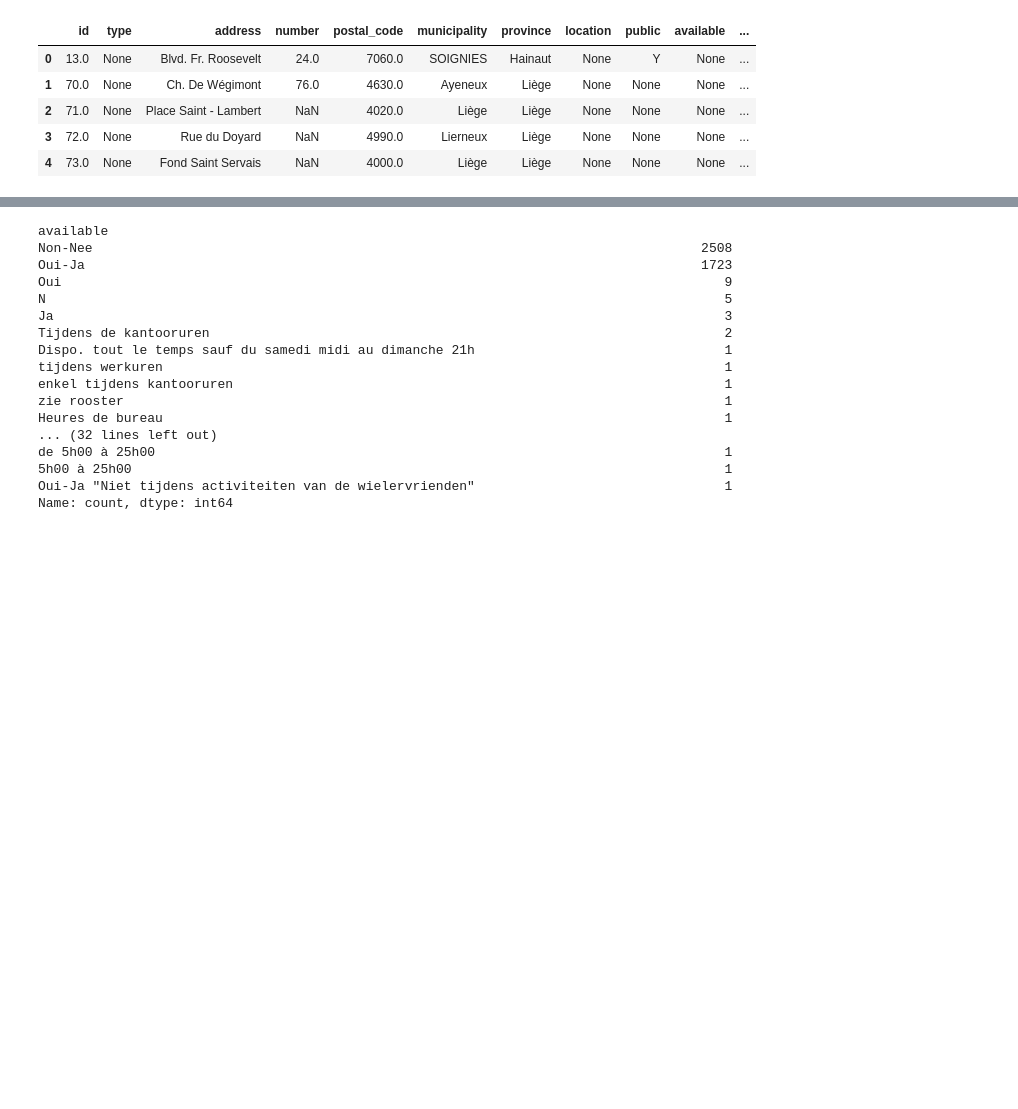
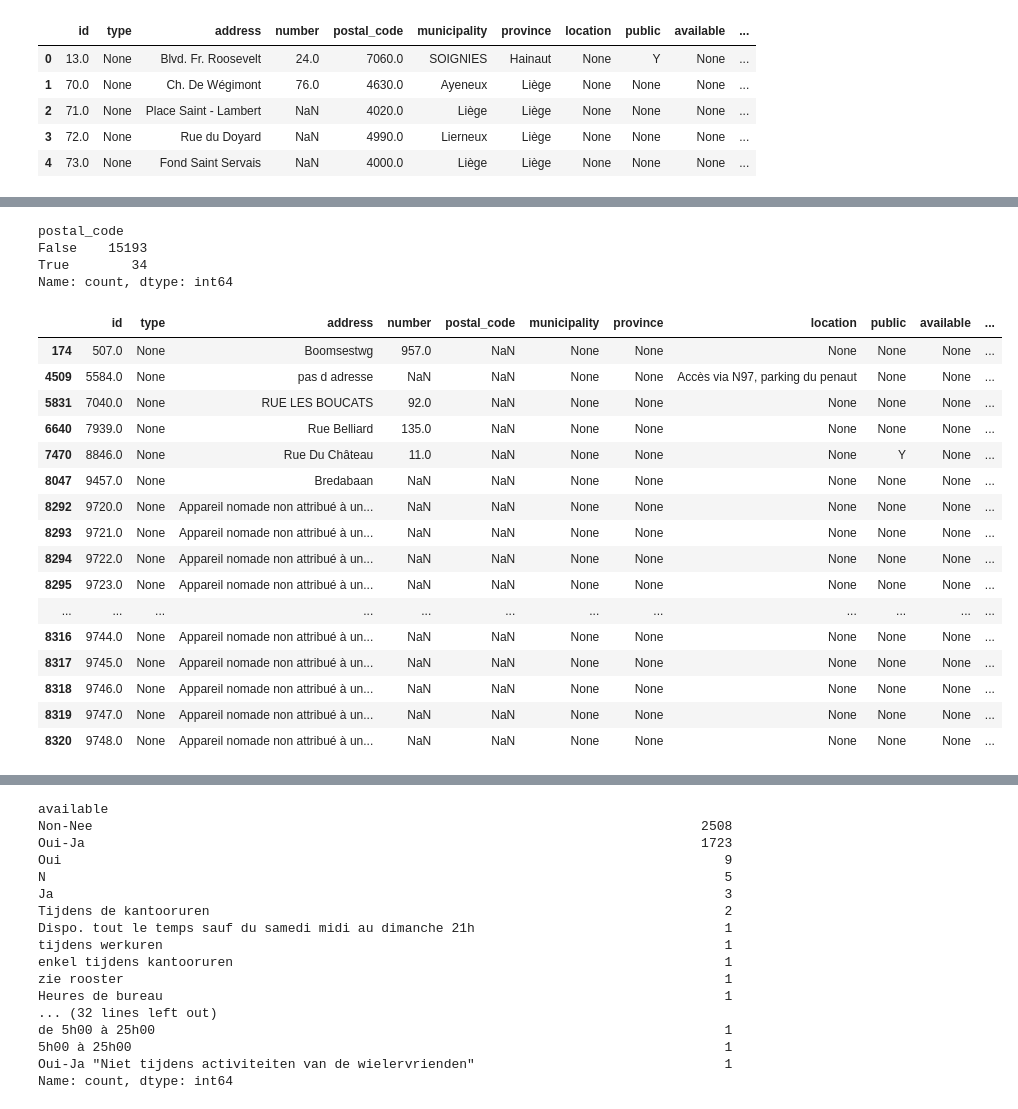
Before and after one commit to isa-sc/mda-project, a Jupyter notebook: script 1.ipynb, the cells around one changed output, grey strips where cells are left out. Saved outputs shown, nothing was run; the diff lists cells and outputs as text; code cells hidden in the pictures; blank space fills up the shorter version.

```diff
--- a/script 1.ipynb
+++ b/script 1.ipynb
@@ -22,0 +38,30 @@ df_aed.head()
+# %%
+df_aed['postal_code'].isna().value_counts()
+# %% [output]
+postal_code
+False    15193
+True        34
+Name: count, dtype: int64
+# %%
+a = df_aed.loc[df_aed['postal_code'].isna()& df_aed['municipality'].isna()]
+b = df_aed.loc[df_aed['postal_code'].isna()]
+# %%
+a
+# %% [output]
+|  | id | type | address | number | postal_code | municipality | province | location | public | available | ... |
+| 174 | 507.0 | None | Boomsestwg | 957.0 | NaN | None | None | None | None | None | ... |
+| 4509 | 5584.0 | None | pas d adresse | NaN | NaN | None | None | Accès via N97, parking du penaut | None | None | ... |
+| 5831 | 7040.0 | None | RUE LES BOUCATS | 92.0 | NaN | None | None | None | None | None | ... |
+| 6640 | 7939.0 | None | Rue Belliard | 135.0 | NaN | None | None | None | None | None | ... |
+| 7470 | 8846.0 | None | Rue Du Château | 11.0 | NaN | None | None | None | Y | None | ... |
+| 8047 | 9457.0 | None | Bredabaan | NaN | NaN | None | None | None | None | None | ... |
+| 8292 | 9720.0 | None | Appareil nomade non attribué à un... | NaN | NaN | None | None | None | None | None | ... |
+| 8293 | 9721.0 | None | Appareil nomade non attribué à un... | NaN | NaN | None | None | None | None | None | ... |
+| 8294 | 9722.0 | None | Appareil nomade non attribué à un... | NaN | NaN | None | None | None | None | None | ... |
+| 8295 | 9723.0 | None | Appareil nomade non attribué à un... | NaN | NaN | None | None | None | None | None | ... |
+| ... | ... | ... | ... | ... | ... | ... | ... | ... | ... | ... | ... |
+| 8316 | 9744.0 | None | Appareil nomade non attribué à un... | NaN | NaN | None | None | None | None | None | ... |
+| 8317 | 9745.0 | None | Appareil nomade non attribué à un... | NaN | NaN | None | None | None | None | None | ... |
+| 8318 | 9746.0 | None | Appareil nomade non attribué à un... | NaN | NaN | None | None | None | None | None | ... |
+| 8319 | 9747.0 | None | Appareil nomade non attribué à un... | NaN | NaN | None | None | None | None | None | ... |
+| 8320 | 9748.0 | None | Appareil nomade non attribué à un... | NaN | NaN | None | None | None | None | None | ... |
```
Also changed, not shown: parts of 15 cells of this notebook.
